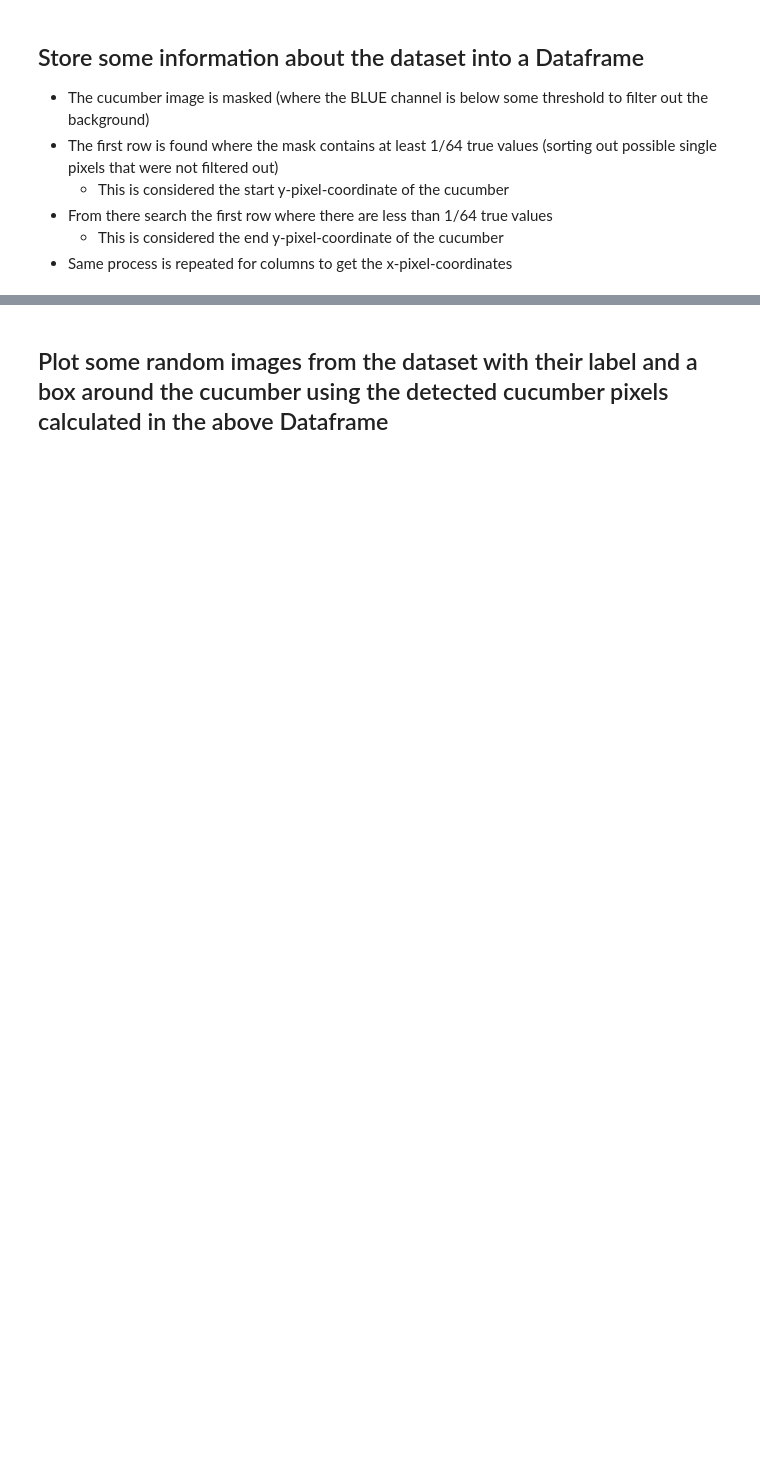
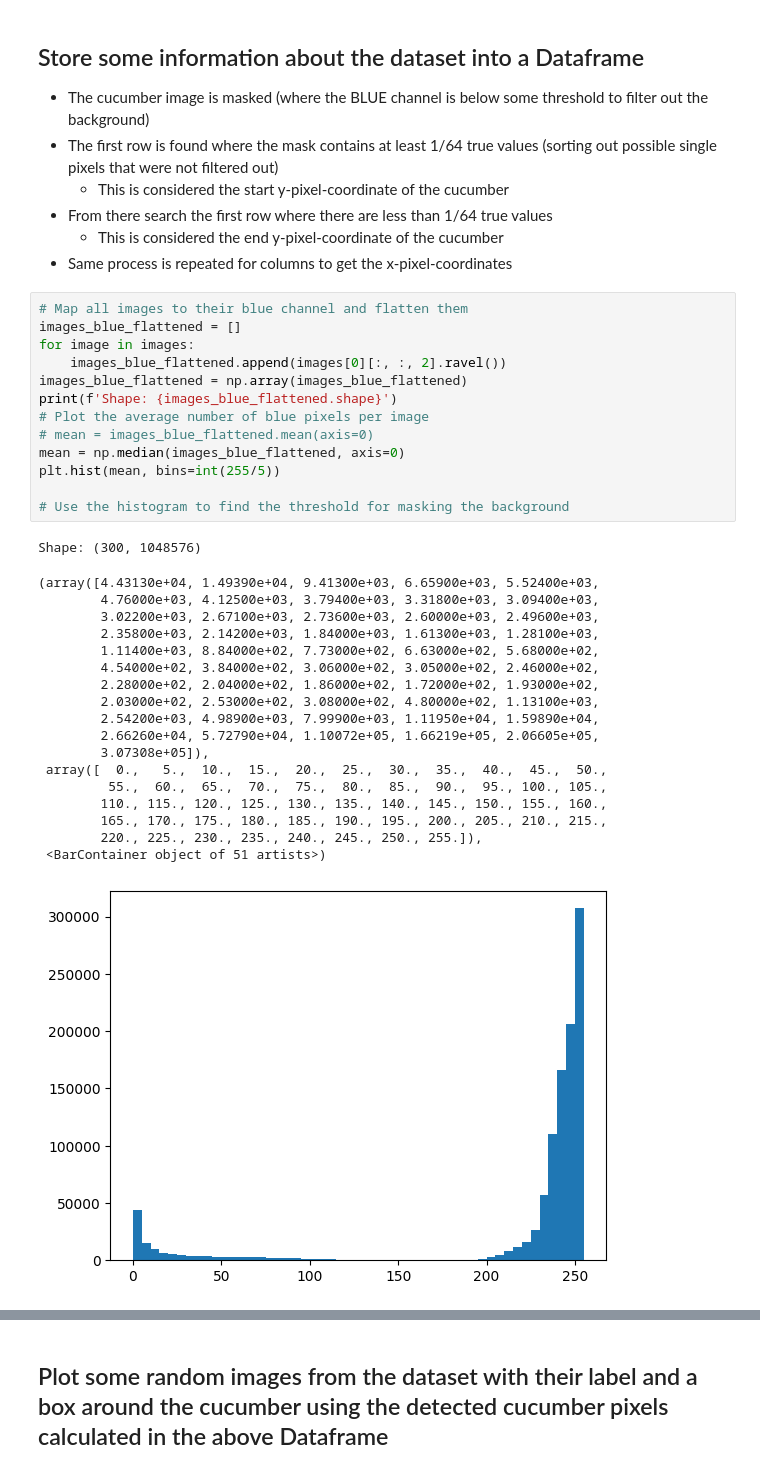
Before and after one commit to Niklas-Mezynski/fontys-cucumber-disease-ai-model, a Jupyter notebook: img_pre_processing_final_procedure.ipynb, the cells around one changed output, grey strips where cells are left out. Cells and saved outputs as stored; diff of their text form; blank space fills up the shorter version.

```diff
--- a/img_pre_processing_final_procedure.ipynb
+++ b/img_pre_processing_final_procedure.ipynb
@@ -87,6 +79,39 @@ images.shape
 - From there search the first row where there are less than 1/64 true values
     - This is considered the end y-pixel-coordinate of the cucumber
 - Same process is repeated for columns to get the x-pixel-coordinates
+# %%
+# Map all images to their blue channel and flatten them
+images_blue_flattened = []
+for image in images:
+    images_blue_flattened.append(images[0][:, :, 2].ravel())
+images_blue_flattened = np.array(images_blue_flattened)
+print(f'Shape: {images_blue_flattened.shape}')
+# Plot the average number of blue pixels per image
+# mean = images_blue_flattened.mean(axis=0)
+mean = np.median(images_blue_flattened, axis=0)
+plt.hist(mean, bins=int(255/5))
+
+# Use the histogram to find the threshold for masking the background
+# %% [output]
+Shape: (300, 1048576)
+(array([4.43130e+04, 1.49390e+04, 9.41300e+03, 6.65900e+03, 5.52400e+03,
+        4.76000e+03, 4.12500e+03, 3.79400e+03, 3.31800e+03, 3.09400e+03,
+        3.02200e+03, 2.67100e+03, 2.73600e+03, 2.60000e+03, 2.49600e+03,
+        2.35800e+03, 2.14200e+03, 1.84000e+03, 1.61300e+03, 1.28100e+03,
+        1.11400e+03, 8.84000e+02, 7.73000e+02, 6.63000e+02, 5.68000e+02,
+        4.54000e+02, 3.84000e+02, 3.06000e+02, 3.05000e+02, 2.46000e+02,
+        2.28000e+02, 2.04000e+02, 1.86000e+02, 1.72000e+02, 1.93000e+02,
+        2.03000e+02, 2.53000e+02, 3.08000e+02, 4.80000e+02, 1.13100e+03,
+        2.54200e+03, 4.98900e+03, 7.99900e+03, 1.11950e+04, 1.59890e+04,
+        2.66260e+04, 5.72790e+04, 1.10072e+05, 1.66219e+05, 2.06605e+05,
+        3.07308e+05]),
+ array([  0.,   5.,  10.,  15.,  20.,  25.,  30.,  35.,  40.,  45.,  50.,
+         55.,  60.,  65.,  70.,  75.,  80.,  85.,  90.,  95., 100., 105.,
+        110., 115., 120., 125., 130., 135., 140., 145., 150., 155., 160.,
+        165., 170., 175., 180., 185., 190., 195., 200., 205., 210., 215.,
+        220., 225., 230., 235., 240., 245., 250., 255.]),
+ <BarContainer object of 51 artists>)
+[figure, added]
 # %%
 # Get the first y-pixel value where at least 1/64 of the pixels are masked
 MASK_BLUE_THRESHOLD = 130
```
Also changed, not shown: parts of 18 cells of this notebook, 1 other file.
